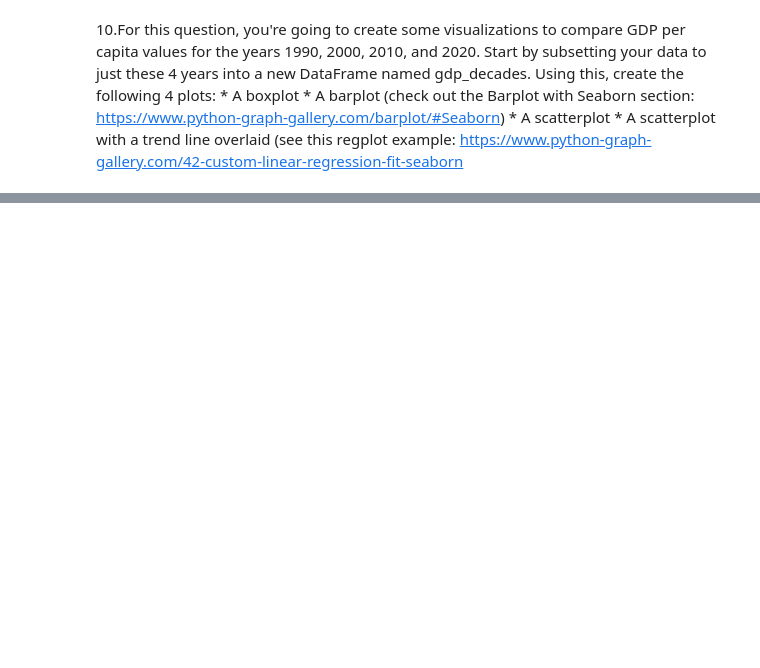
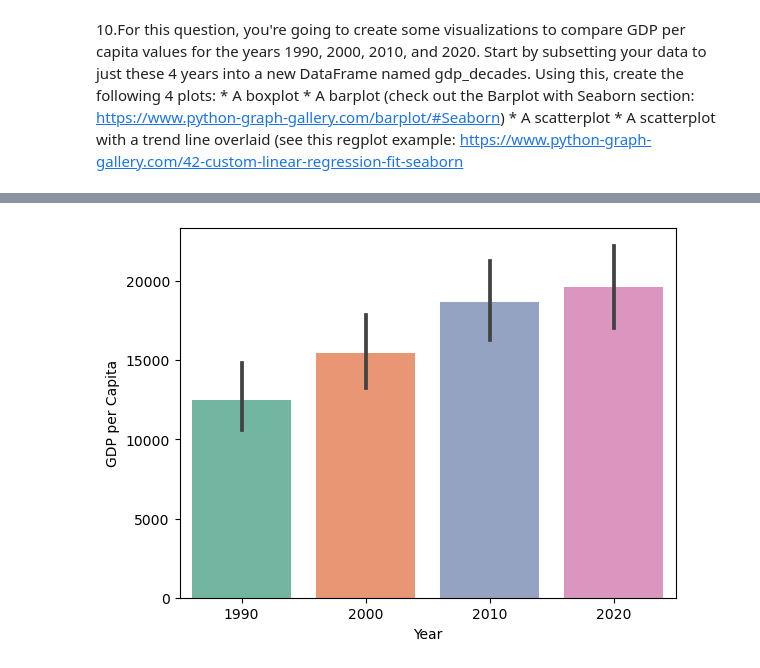
Before and after one commit to NSS-Data-Analytics-Cohort-10/gdp-and-internet-usage-megyg6, a Jupyter notebook: notebooks/gdp_and_internet_usage_notebook.ipynb, the cells around one changed output, grey strips where cells are left out. Saved outputs shown, nothing was run; the diff lists cells and outputs as text; code cells hidden in the pictures; blank space fills up the shorter version.

```diff
--- a/notebooks/gdp_and_internet_usage_notebook.ipynb
+++ b/notebooks/gdp_and_internet_usage_notebook.ipynb
@@ -90,5 +248,5 @@ gdp_decades.head()
 # %%
-gdp_decades["year"].sort()
+gdp_decades=gdp_decades.sort_values("year")
 # %%
 #box plot comparing gdp data for years 1900, 2000, 2010, 2020
 sns.boxplot( x=gdp_decades["year"], y=gdp_decades["gdp_per_capita"] )
@@ -111,8 +271,10 @@ gdp_decades["year"]
 # %%
 sns.barplot(x = "year",
             y = "gdp_per_capita",
             data = gdp_decades,
             palette = 'Set2')
-plt.xlabel('Year', fontsize=16)
-plt.ylabel('GDP per Capita', fontsize=16)
+plt.xlabel('Year', fontsize=10)
+plt.ylabel('GDP per Capita', fontsize=10)
 plt.show()
+# %% [output]
+[figure, added]
```
Also changed, not shown: parts of 34 cells of this notebook.
